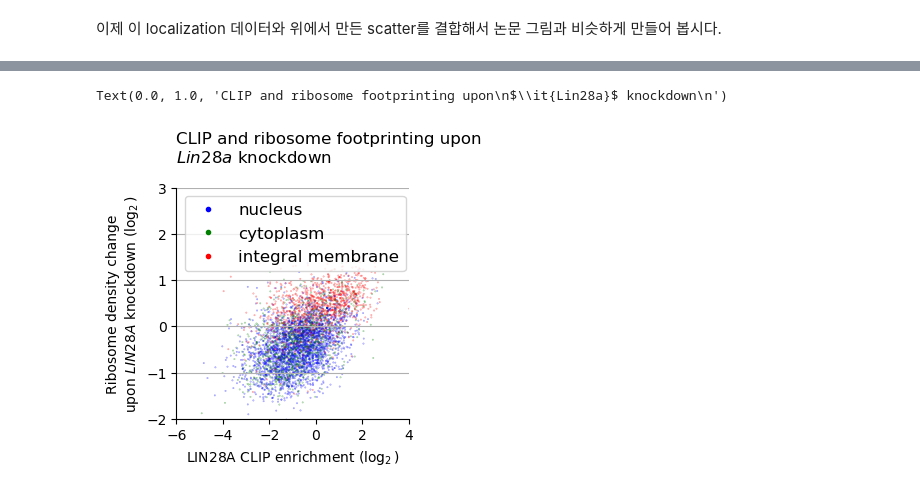
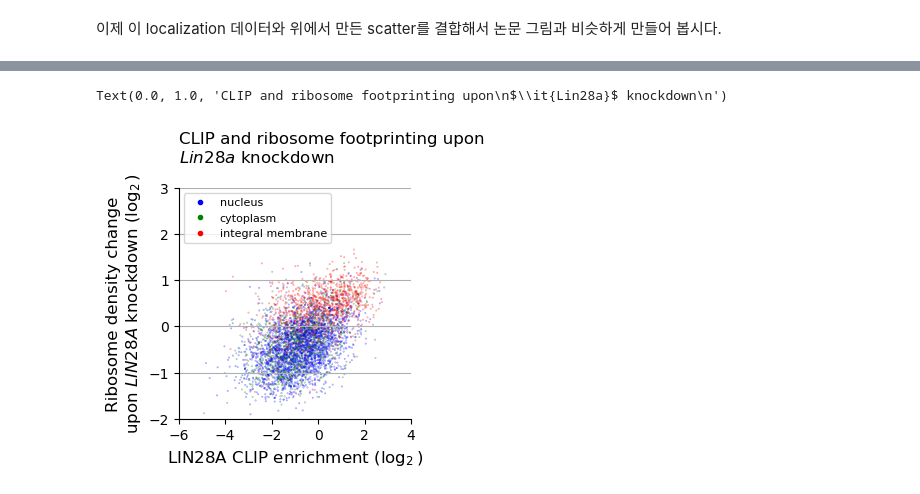
Before and after one commit to koje94d1/BioinfoTermProj, a Jupyter notebook: bioinfo_term_proj/CoLab_TermProj_2024_1.ipynb, the cells around one changed output, grey strips where cells are left out. Cells and saved outputs as stored; diff of their text form; code cells hidden in the pictures.

```diff
--- a/bioinfo_term_proj/CoLab_TermProj_2024_1.ipynb
+++ b/bioinfo_term_proj/CoLab_TermProj_2024_1.ipynb
@@ -442,34 +442,34 @@ plt.ylim(-2, 3)
 plt.xticks(np.arange(-6, 4.1, 2))
 plt.yticks(np.arange(-2, 3.1, 1))
 plt.grid(axis='y')
 plt.gca().spines['top'].set_visible(False)
 plt.gca().spines['right'].set_visible(False)
 #color codition
 
 color_dict = {'nucleus':'blue', 'cytoplasm':'green', 'integral membrane': 'red'}
 scatter = ax.scatter(np.log2(merged['clip_enrichment']),
         np.log2(merged['rden_change']),
         s=0.1,
         c = merged['type'].map(lambda x: color_dict.get(x)).dropna(),
         alpha = 0.5)
 
 # c = merged['type'].map(lambda x: color_dict.get(x)).dropna(), label=color_dict.keys(),
 
 # Set legend labels as color_dict keys
 legend_labels = list(color_dict.keys())
 
 # Create scatter plot handles for each category
 handles = [plt.Line2D([], [], marker='.', linestyle='', color=color, label=label) for label, color in color_dict.items()]
 
 
 # Create legend with scatter plot handles and labels
 ax.legend(handles=handles, labels=legend_labels, loc='upper left', fontsize=8)
 
-
-ax.set_xlabel('LIN28A CLIP enrichment ($\log_2$)', fontsize=10)
-ax.set_ylabel('Ribosome density change\nupon $\it{LIN28A}$ knockdown ($\log_2$)', fontsize=10)
+ß
+ax.set_xlabel('LIN28A CLIP enrichment ($\log_2$)', fontsize='large')
+ax.set_ylabel('Ribosome density change\nupon $\it{LIN28A}$ knockdown ($\log_2$)', fontsize='large')
 #title left ordered
 ax.set_title('CLIP and ribosome footprinting upon\n$\it{Lin28a}$ knockdown\n', loc='left')
 # %% [output]
 Text(0.0, 1.0, 'CLIP and ribosome footprinting upon\n$\\it{Lin28a}$ knockdown\n')
-[figure, old version]
+[figure, new version]
```
